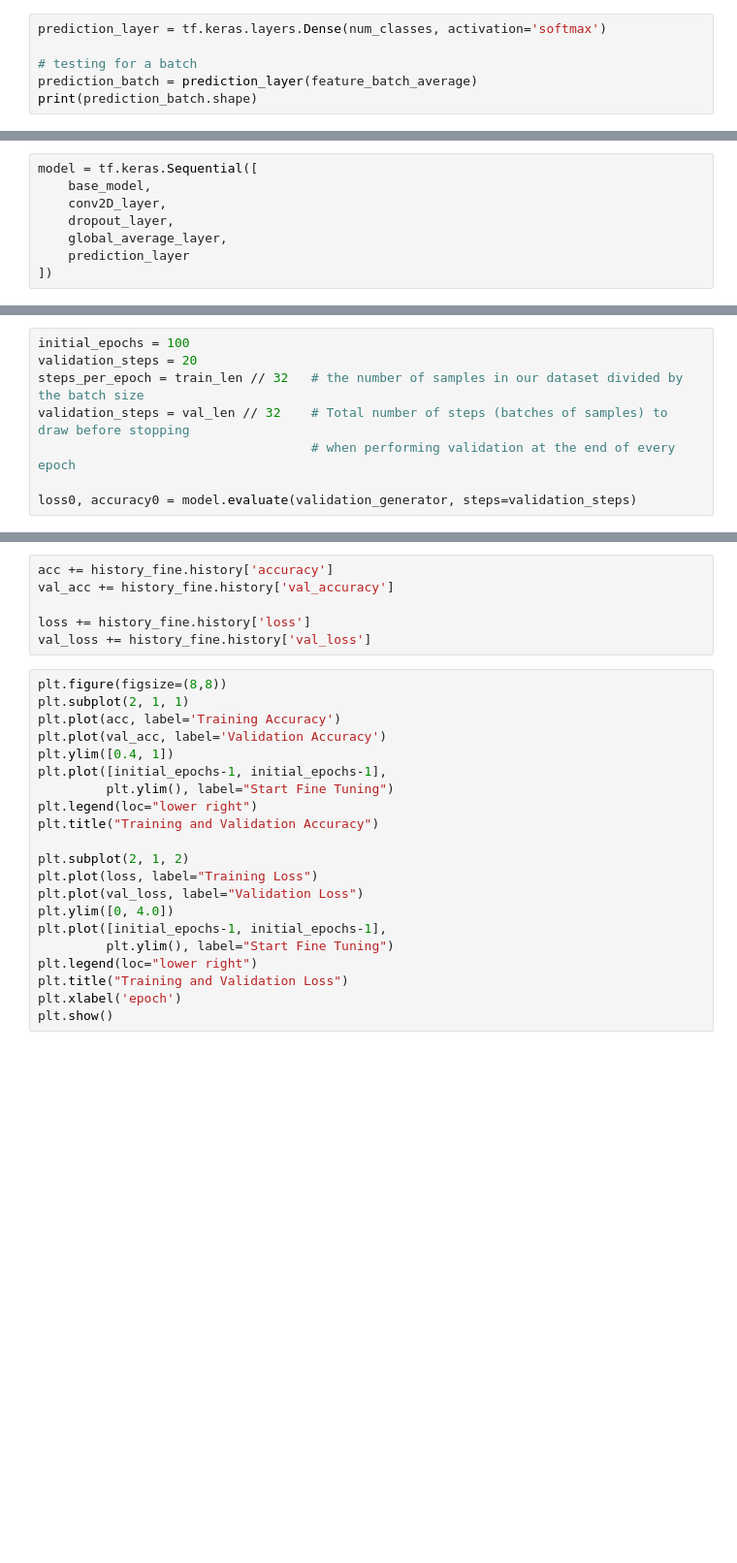
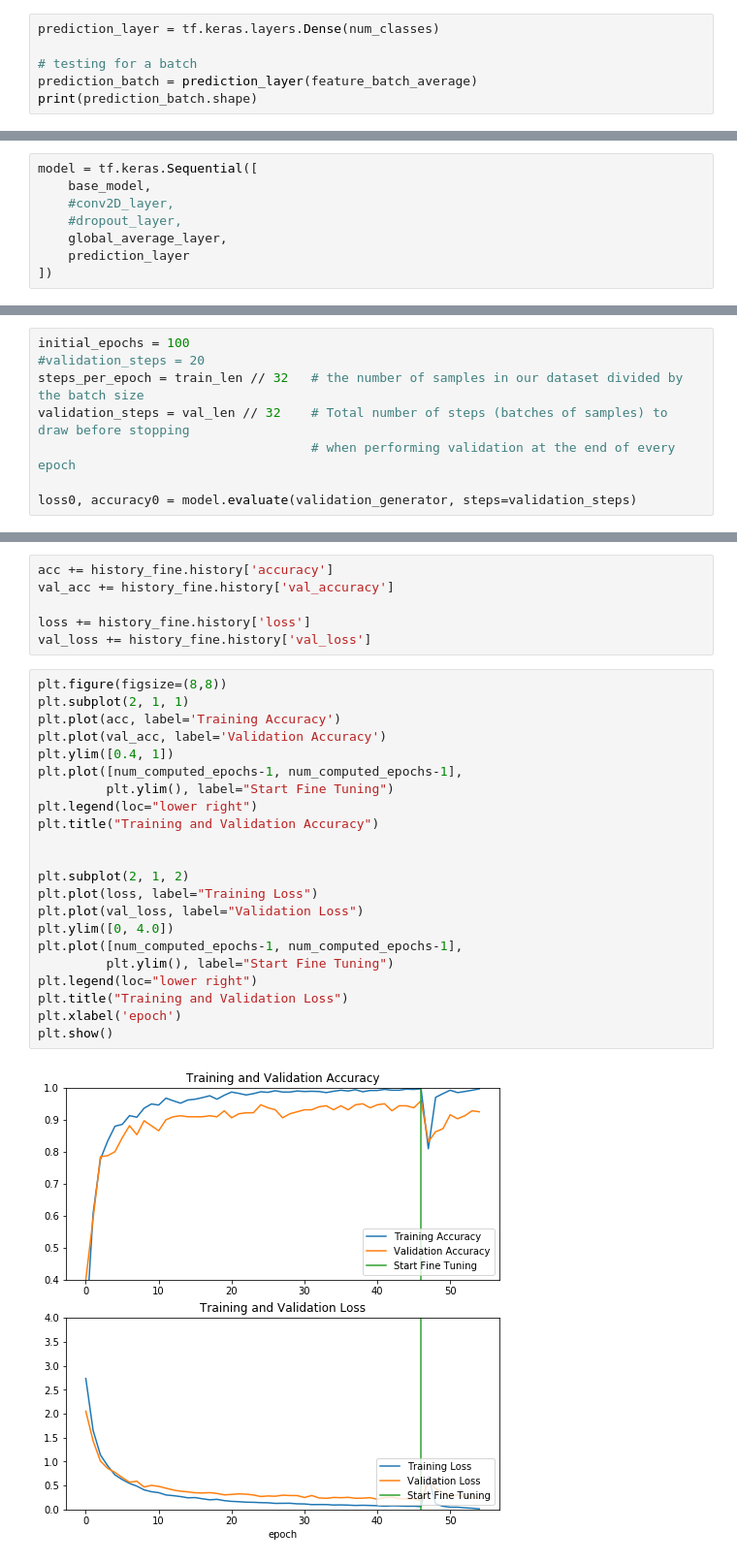
Before and after one commit to LugoBlogger/final-project-bangk-t-DPS1-C, a Jupyter notebook: hand-sign-detection/classif-pre-trained-DataSet-Signos.ipynb, the cells around one changed output, grey strips where cells are left out. Shown at 97% size. Saved outputs shown, nothing was run; the diff lists cells and outputs as text; blank space fills up the shorter version.

```diff
--- a/hand-sign-detection/classif-pre-trained-DataSet-Signos.ipynb
+++ b/hand-sign-detection/classif-pre-trained-DataSet-Signos.ipynb
@@ -408,5 +404,5 @@ print(feature_batch_average.shape)
 # %%
-prediction_layer = tf.keras.layers.Dense(num_classes, activation='softmax')
+prediction_layer = tf.keras.layers.Dense(num_classes)
 
 # testing for a batch
 prediction_batch = prediction_layer(feature_batch_average)
@@ -416,8 +412,8 @@ print(prediction_batch.shape)
 # %%
 model = tf.keras.Sequential([
     base_model,
-    conv2D_layer,
-    dropout_layer,
+    #conv2D_layer,
+    #dropout_layer,
     global_average_layer,
     prediction_layer
 ])
@@ -461,7 +453,7 @@ len(model.trainable_variables)
 ## Train the model
 # %%
 initial_epochs = 100
-validation_steps = 20
+#validation_steps = 20
 steps_per_epoch = train_len // 32   # the number of samples in our dataset divided by the batch size
 validation_steps = val_len // 32    # Total number of steps (batches of samples) to draw before stopping
                                     # when performing validation at the end of every epoch
@@ -619,24 +673,27 @@ val_loss += history_fine.history['val_loss']
 # %%
 plt.figure(figsize=(8,8))
 plt.subplot(2, 1, 1)
 plt.plot(acc, label='Training Accuracy')
 plt.plot(val_acc, label='Validation Accuracy')
 plt.ylim([0.4, 1])
-plt.plot([initial_epochs-1, initial_epochs-1],
+plt.plot([num_computed_epochs-1, num_computed_epochs-1],
          plt.ylim(), label="Start Fine Tuning")
 plt.legend(loc="lower right")
 plt.title("Training and Validation Accuracy")
+
 
 plt.subplot(2, 1, 2)
 plt.plot(loss, label="Training Loss")
 plt.plot(val_loss, label="Validation Loss")
 plt.ylim([0, 4.0])
-plt.plot([initial_epochs-1, initial_epochs-1],
+plt.plot([num_computed_epochs-1, num_computed_epochs-1],
          plt.ylim(), label="Start Fine Tuning")
 plt.legend(loc="lower right")
 plt.title("Training and Validation Loss")
 plt.xlabel('epoch')
 plt.show()
+# %% [output]
+[figure, added]
 # %%
 alphabet = [letter.upper() for letter in "abcdefghiklmnopqrstuvwxy"]
 
```
Also changed, not shown: parts of 22 cells of this notebook, 1 other file.
